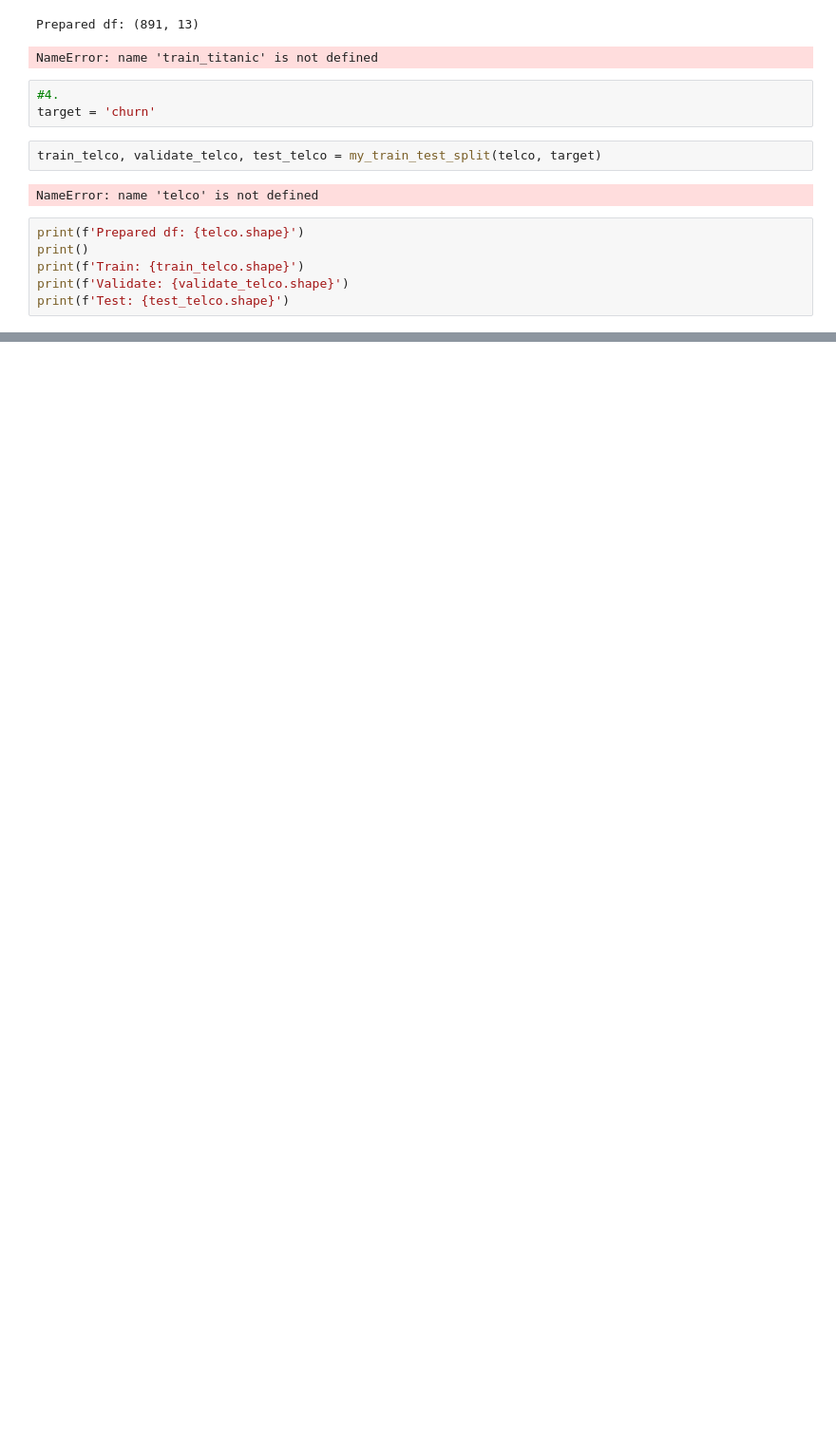
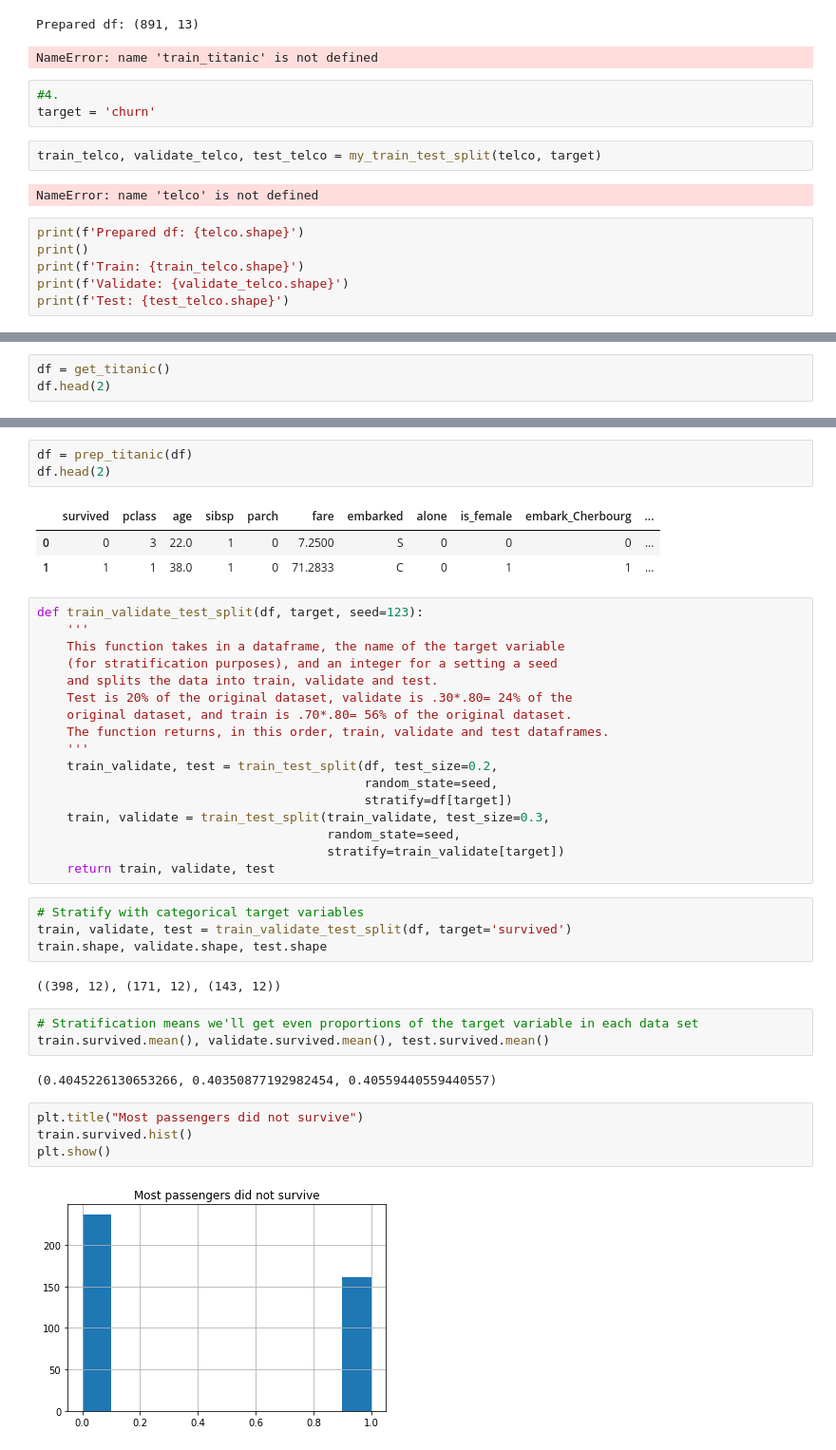
Before and after one commit to BurtonBarnes/classification-exercises, a Jupyter notebook: classification-exercises.ipynb, the cells around one changed output, grey strips where cells are left out. Shown at 95% size. Drawn from its saved outputs; the diff is of its cells as text; blank space fills up the shorter version.

```diff
--- a/classification-exercises.ipynb
+++ b/classification-exercises.ipynb
@@ -535,0 +554,3 @@ print(f'Test: {test_telco.shape}')
+# %%
+df = get_titanic()
+df.head(2)
@@ -535,0 +582,41 @@ print(f'Test: {test_telco.shape}')
+# %%
+df = prep_titanic(df)
+df.head(2)
+# %% [output]
+|  | survived | pclass | age | sibsp | parch | fare | embarked | alone | is_female | embark_Cherbourg | ... |
+| 0 | 0 | 3 | 22.0 | 1 | 0 | 7.2500 | S | 0 | 0 | 0 | ... |
+| 1 | 1 | 1 | 38.0 | 1 | 0 | 71.2833 | C | 0 | 1 | 1 | ... |
+# %%
+def train_validate_test_split(df, target, seed=123):
+    '''
+    This function takes in a dataframe, the name of the target variable
+    (for stratification purposes), and an integer for a setting a seed
+    and splits the data into train, validate and test.
+    Test is 20% of the original dataset, validate is .30*.80= 24% of the
+    original dataset, and train is .70*.80= 56% of the original dataset.
+    The function returns, in this order, train, validate and test dataframes.
+    '''
+    train_validate, test = train_test_split(df, test_size=0.2,
+                                            random_state=seed,
+                                            stratify=df[target])
+    train, validate = train_test_split(train_validate, test_size=0.3,
+                                       random_state=seed,
+                                       stratify=train_validate[target])
+    return train, validate, test
+# %%
+# Stratify with categorical target variables
+train, validate, test = train_validate_test_split(df, target='survived')
+train.shape, validate.shape, test.shape
+# %% [output]
+((398, 12), (171, 12), (143, 12))
+# %%
+# Stratification means we'll get even proportions of the target variable in each data set
+train.survived.mean(), validate.survived.mean(), test.survived.mean()
+# %% [output]
+(0.4045226130653266, 0.40350877192982454, 0.40559440559440557)
+# %%
+plt.title("Most passengers did not survive")
+train.survived.hist()
+plt.show()
+# %% [output]
+[figure, added]
```
Also changed, not shown: parts of 32 cells of this notebook.
